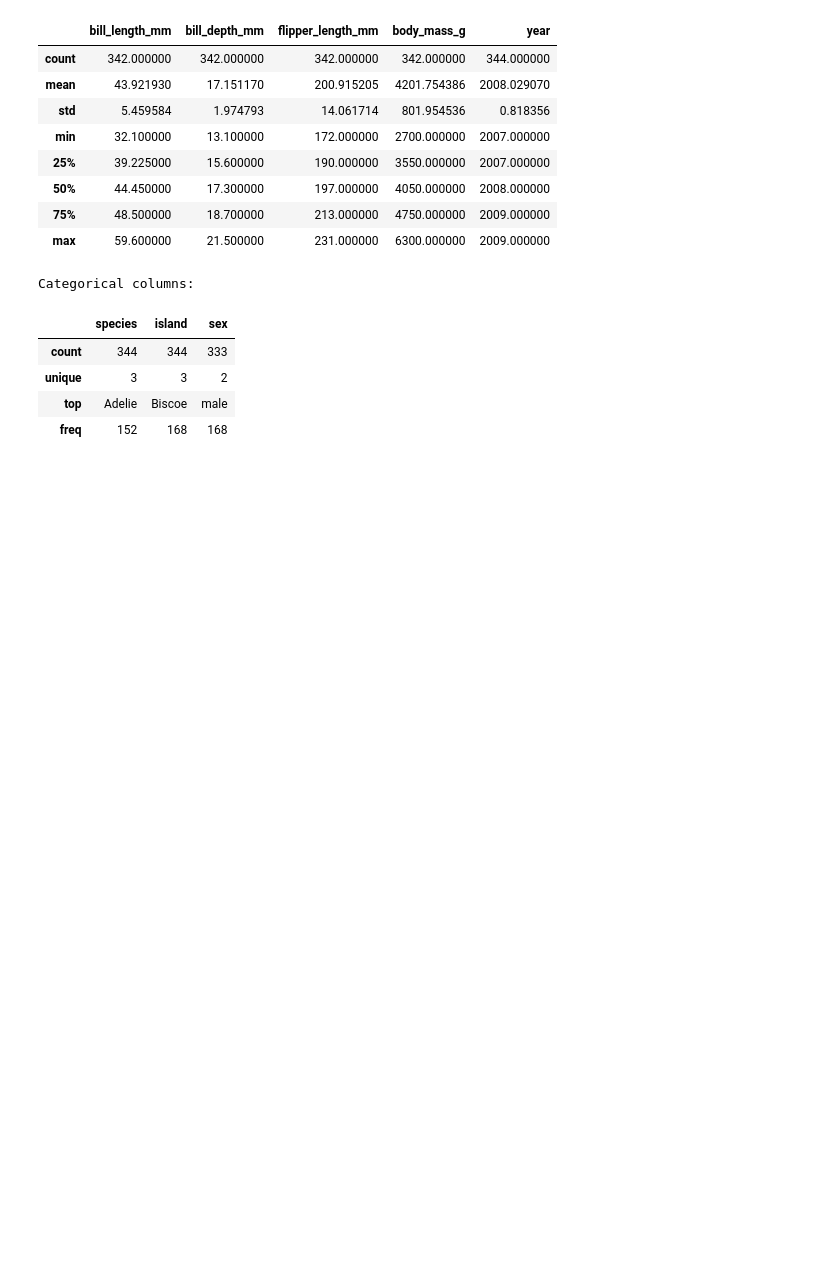
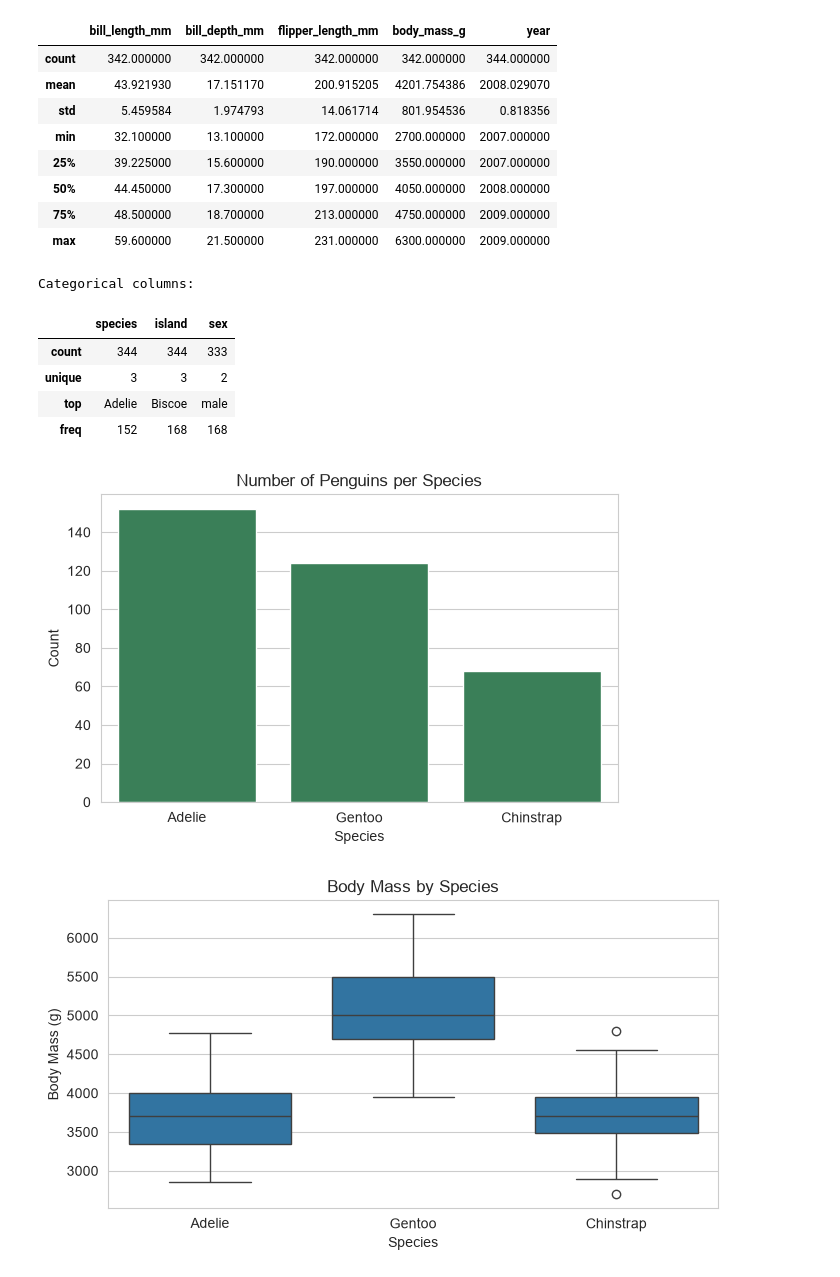
Before and after one commit to alishbabatool/DA-Palmer-Penguins., a Jupyter notebook: EDA_Palmer_Penguins.ipynb, the cells around one changed output. Cells and saved outputs as stored; diff of their text form; code cells hidden in the pictures; blank space fills up the shorter version.

Commit message:
Add remaining plots

```diff
--- a/EDA_Palmer_Penguins.ipynb
+++ b/EDA_Palmer_Penguins.ipynb
@@ -467,3 +467,39 @@ Categorical columns:
 | unique | 3 | 3 | 2 |
 | top | Adelie | Biscoe | male |
 | freq | 152 | 168 | 168 |
+# %%
+# Saving the Task 6 figures as PNG files for submission
+num_features = ["bill_length_mm", "bill_depth_mm", "flipper_length_mm", "body_mass_g"]
+
+# Bar chart
+plt.figure(figsize=(6, 4))
+sns.countplot(data=df, x="species", order=df["species"].value_counts().index, color="seagreen")
+plt.title("Number of Penguins per Species")
+plt.xlabel("Species")
+plt.ylabel("Count")
+plt.tight_layout()
+plt.savefig("bar_species.png", dpi=150)
+plt.show()
+
+# Boxplot
+plt.figure(figsize=(7, 4))
+sns.boxplot(data=df, x="species", y="body_mass_g")
+plt.title("Body Mass by Species")
+plt.xlabel("Species")
+plt.ylabel("Body Mass (g)")
+plt.tight_layout()
+plt.savefig("box_mass_species.png", dpi=150)
+plt.show()
+
+# Heatmap
+plt.figure(figsize=(6, 5))
+sns.heatmap(df[num_features].corr(), annot=True, cmap="coolwarm", fmt=".2f")
+plt.title("Correlation Between Numerical Features")
+plt.xlabel("Features")
+plt.ylabel("Features")
+plt.tight_layout()
+plt.savefig("heatmap_corr.png", dpi=150)
+plt.show()
+# %% [output]
+[figure, added]
+[figure, added]
```
Also changed, not shown: parts of 1 cell of this notebook, 3 other files.
